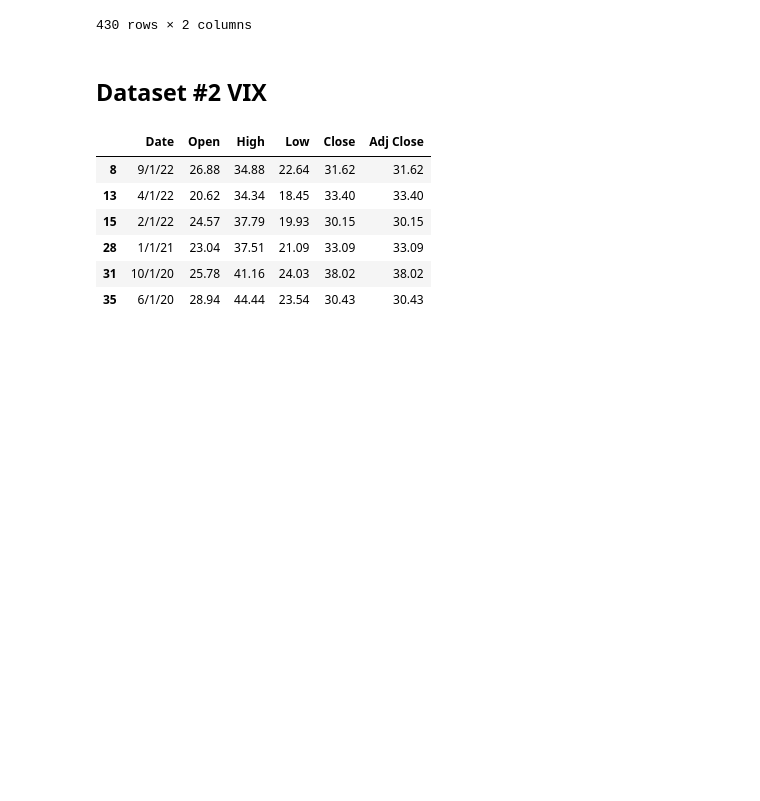
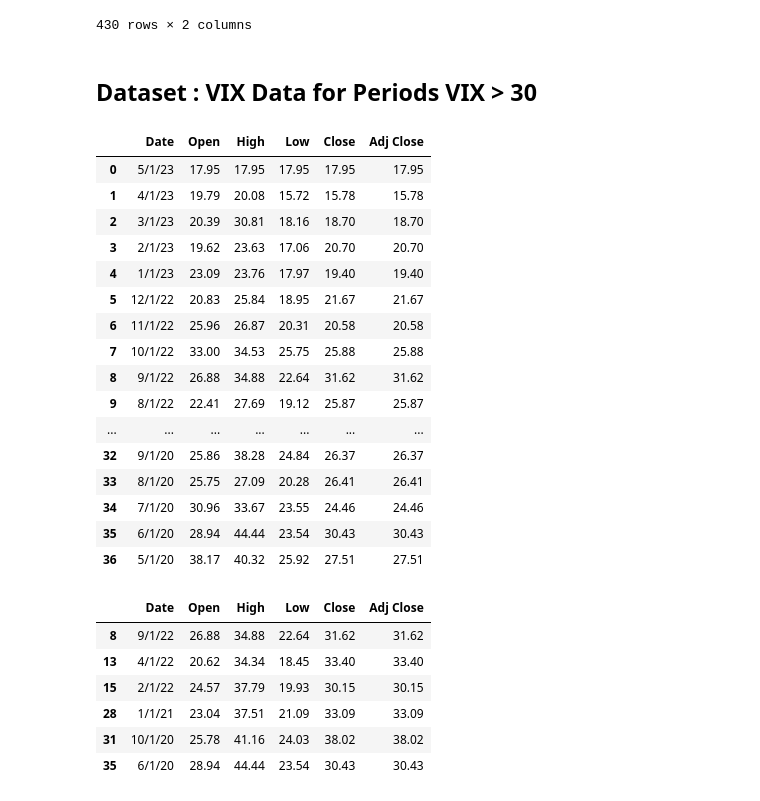
Before and after one commit to navanni/WI25_Portfolio, a Jupyter notebook: EDACheckpoint_Group145_WI25.ipynb, the cells around one changed output. Saved outputs shown, nothing was run; the diff lists cells and outputs as text; code cells hidden in the pictures; blank space fills up the shorter version.

```diff
--- a/EDACheckpoint_Group145_WI25.ipynb
+++ b/EDACheckpoint_Group145_WI25.ipynb
@@ -169,5 +189,26 @@ final_riskrate
 | 502 | 3m Company | 17.2 |
 430 rows × 2 columns
 # %% [markdown]
-## Dataset #2 VIX
+## Dataset : VIX Data for Periods VIX > 30
+# %%
+vix = pd.read_csv("CBOE VIX.csv")
+vix
+# %% [output]
+|  | Date | Open | High | Low | Close | Adj Close |
+| 0 | 5/1/23 | 17.95 | 17.95 | 17.95 | 17.95 | 17.95 |
+| 1 | 4/1/23 | 19.79 | 20.08 | 15.72 | 15.78 | 15.78 |
+| 2 | 3/1/23 | 20.39 | 30.81 | 18.16 | 18.70 | 18.70 |
+| 3 | 2/1/23 | 19.62 | 23.63 | 17.06 | 20.70 | 20.70 |
+| 4 | 1/1/23 | 23.09 | 23.76 | 17.97 | 19.40 | 19.40 |
+| 5 | 12/1/22 | 20.83 | 25.84 | 18.95 | 21.67 | 21.67 |
+| 6 | 11/1/22 | 25.96 | 26.87 | 20.31 | 20.58 | 20.58 |
+| 7 | 10/1/22 | 33.00 | 34.53 | 25.75 | 25.88 | 25.88 |
+| 8 | 9/1/22 | 26.88 | 34.88 | 22.64 | 31.62 | 31.62 |
+| 9 | 8/1/22 | 22.41 | 27.69 | 19.12 | 25.87 | 25.87 |
+| ... | ... | ... | ... | ... | ... | ... |
+| 32 | 9/1/20 | 25.86 | 38.28 | 24.84 | 26.37 | 26.37 |
+| 33 | 8/1/20 | 25.75 | 27.09 | 20.28 | 26.41 | 26.41 |
+| 34 | 7/1/20 | 30.96 | 33.67 | 23.55 | 24.46 | 24.46 |
+| 35 | 6/1/20 | 28.94 | 44.44 | 23.54 | 30.43 | 30.43 |
+| 36 | 5/1/20 | 38.17 | 40.32 | 25.92 | 27.51 | 27.51 |
 # %%
```
Also changed, not shown: parts of 14 cells of this notebook.
